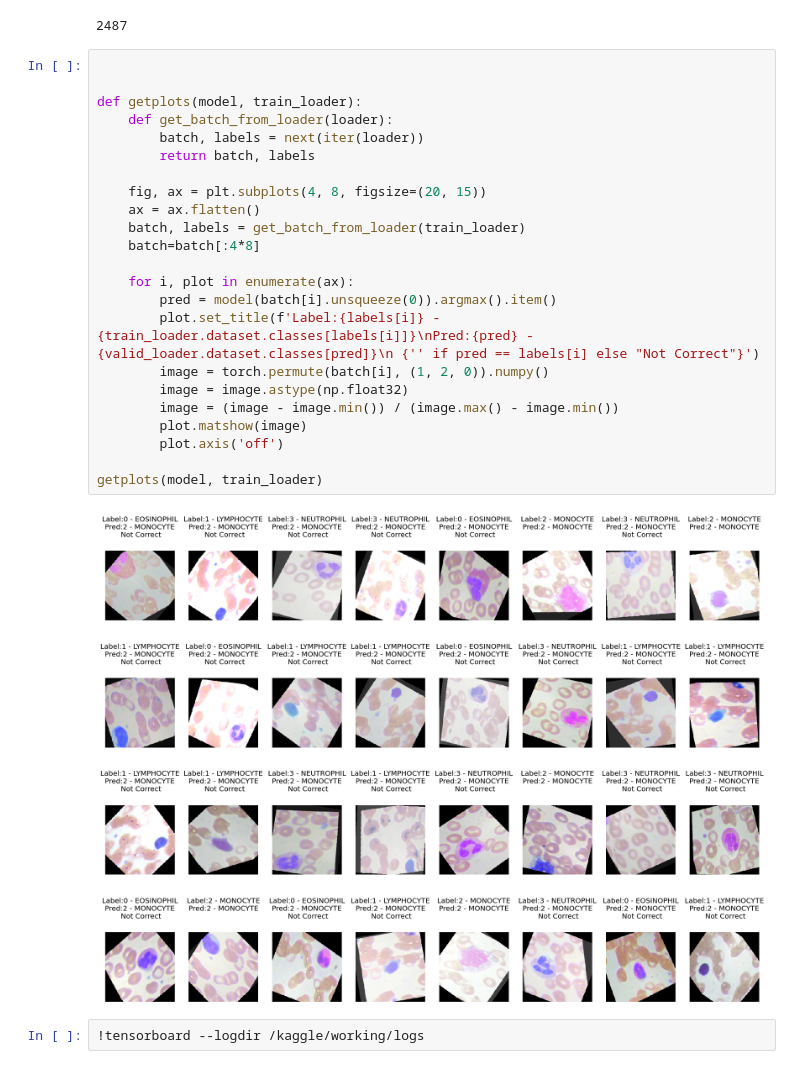
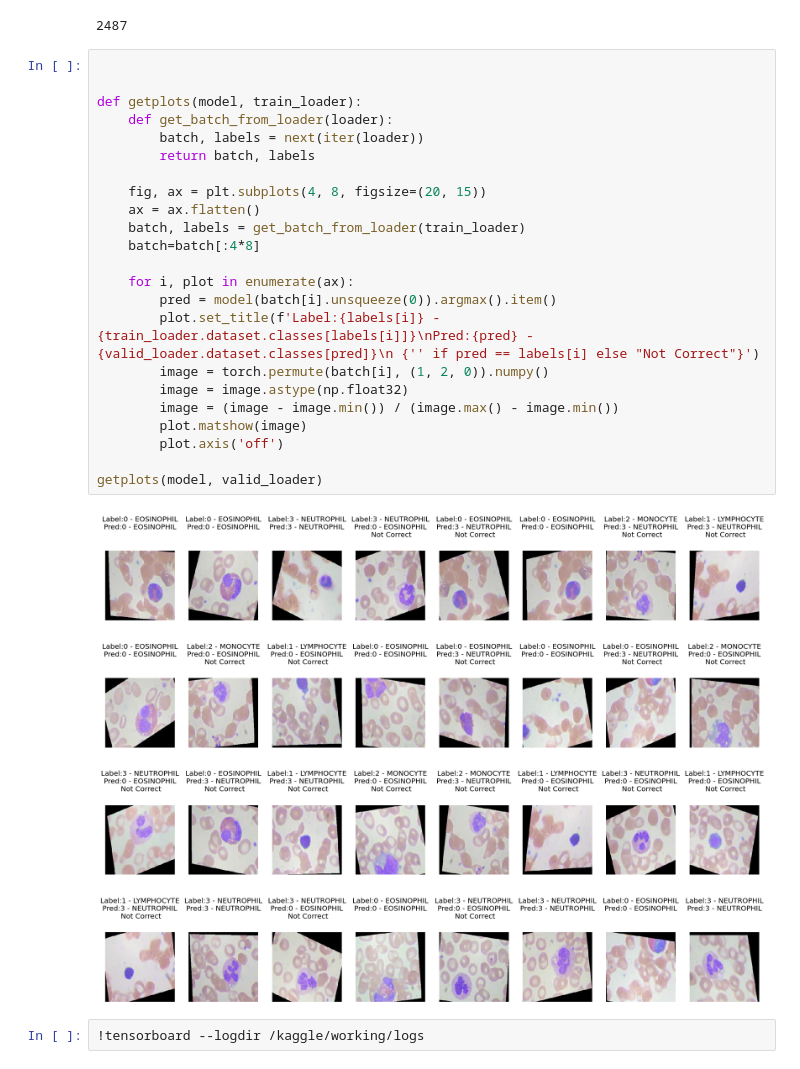
Before and after one commit to romnatall/stKaggleteamProj, a Jupyter notebook: a.ipynb, the cells around one changed output. Saved outputs shown, nothing was run; the diff lists cells and outputs as text.

```diff
--- a/a.ipynb
+++ b/a.ipynb
@@ -211,28 +211,28 @@ len(train_dataset)
 # %%
 
 
 def getplots(model, train_loader):
     def get_batch_from_loader(loader):
         batch, labels = next(iter(loader))
         return batch, labels
 
     fig, ax = plt.subplots(4, 8, figsize=(20, 15))
     ax = ax.flatten()
     batch, labels = get_batch_from_loader(train_loader)
     batch=batch[:4*8]
 
     for i, plot in enumerate(ax):
         pred = model(batch[i].unsqueeze(0)).argmax().item()
         plot.set_title(f'Label:{labels[i]} - {train_loader.dataset.classes[labels[i]]}\nPred:{pred} - {valid_loader.dataset.classes[pred]}\n {'' if pred == labels[i] else "Not Correct"}')
         image = torch.permute(batch[i], (1, 2, 0)).numpy()
         image = image.astype(np.float32)
         image = (image - image.min()) / (image.max() - image.min())
         plot.matshow(image)
         plot.axis('off')
 
-getplots(model, train_loader)
+getplots(model, valid_loader)
 # %% [output]
-[figure, old version]
+[figure, new version]
 # %%
 !tensorboard --logdir /kaggle/working/logs
 # %% [output]
```
Also changed, not shown: 1 other file.
